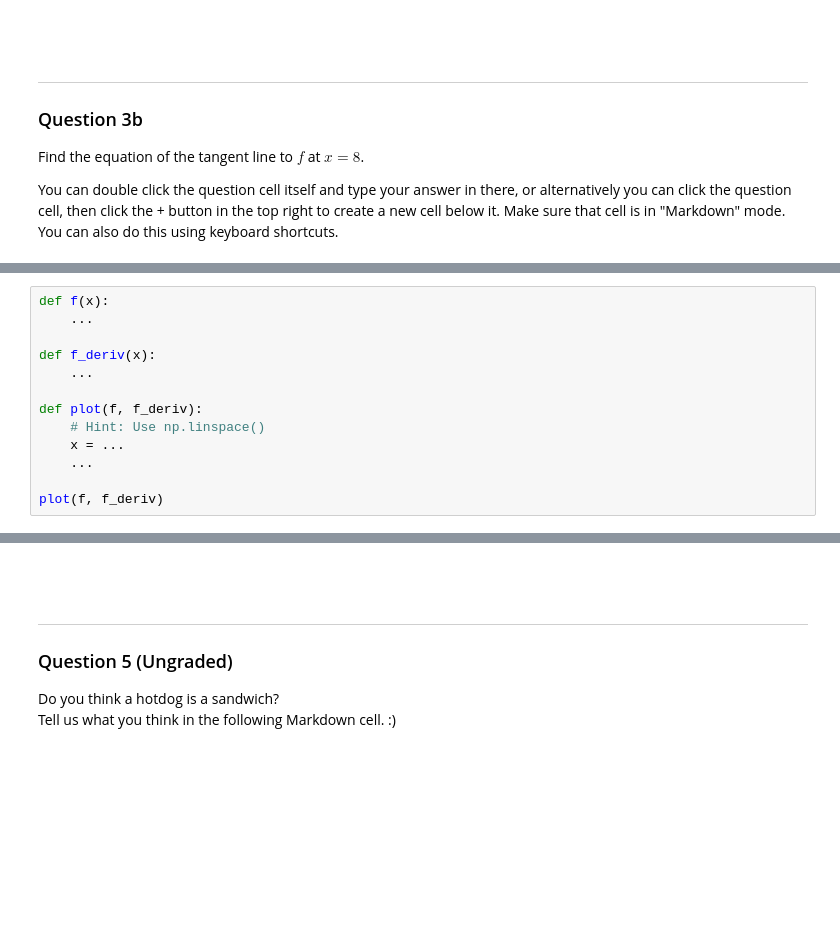
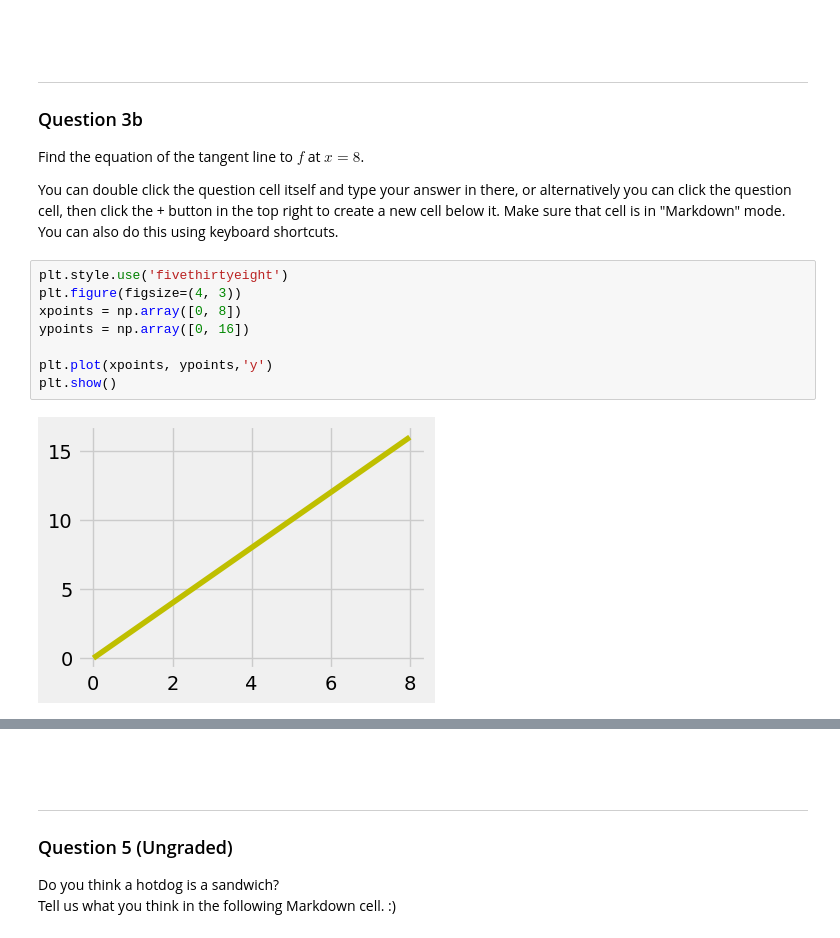
Before and after one commit to wkKarry/Data100_SP25, a Jupyter notebook: lab/lab01/lab01.ipynb, the cells around one changed output, grey strips where cells are left out. Saved outputs shown, nothing was run; the diff lists cells and outputs as text; blank space fills up the shorter version.

```diff
--- a/lab/lab01/lab01.ipynb
+++ b/lab/lab01/lab01.ipynb
@@ -328,6 +451,16 @@ You can double click the question cell itself and type your answer in there, or
 Find the equation of the tangent line to $f$ at $x = 8$.
 
 You can double click the question cell itself and type your answer in there, or alternatively you can click the question cell, then click the + button in the top right to create a new cell below it. Make sure that cell is in "Markdown" mode. You can also do this using keyboard shortcuts.
+# %%
+plt.style.use('fivethirtyeight')
+plt.figure(figsize=(4, 3))
+xpoints = np.array([0, 8])
+ypoints = np.array([0, 16])
+
+plt.plot(xpoints, ypoints,'y')
+plt.show()
+# %% [output]
+[figure, added]
 # %% [markdown]
 <br/><br/>
 
@@ -351,16 +484,3 @@ You should use the `plt.plot` function to plot lines. You may find the following
 - [`plt.figure(figsize=..)`](https://matplotlib.org/stable/api/_as_gen/matplotlib.pyplot.figure.html)
 - [`plt.ylim(..)`](https://matplotlib.org/stable/api/_as_gen/matplotlib.pyplot.ylim.html)
 - [`plt.axhline(..)`](https://matplotlib.org/stable/api/_as_gen/matplotlib.pyplot.axhline.html)
-# %%
-def f(x):
-    ...
-
-def f_deriv(x):
-    ...
-
-def plot(f, f_deriv):
-    # Hint: Use np.linspace()
-    x = ...
-    ...
-
-plot(f, f_deriv)
```
Also changed, not shown: parts of 39 cells of this notebook, 2 other files.
